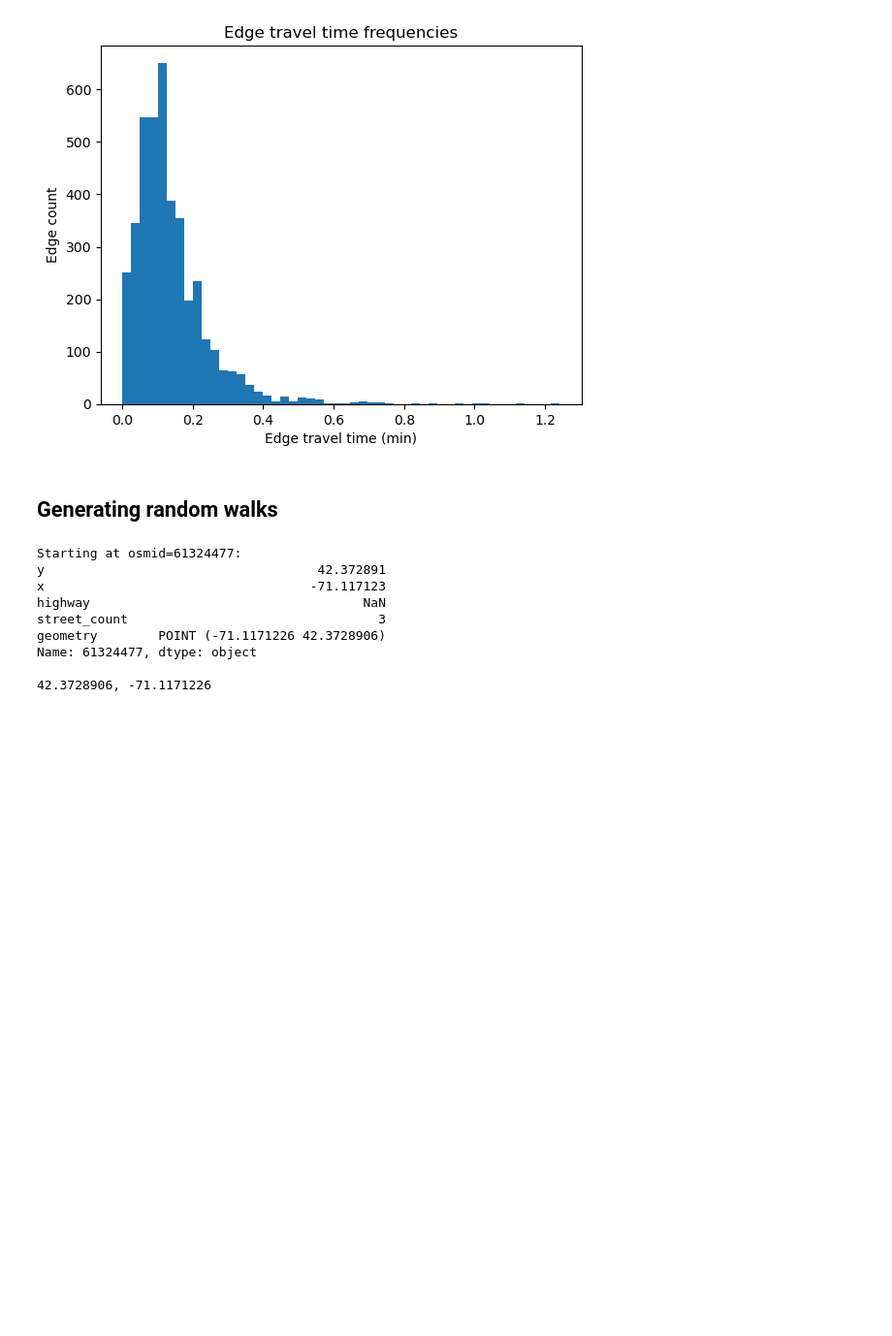
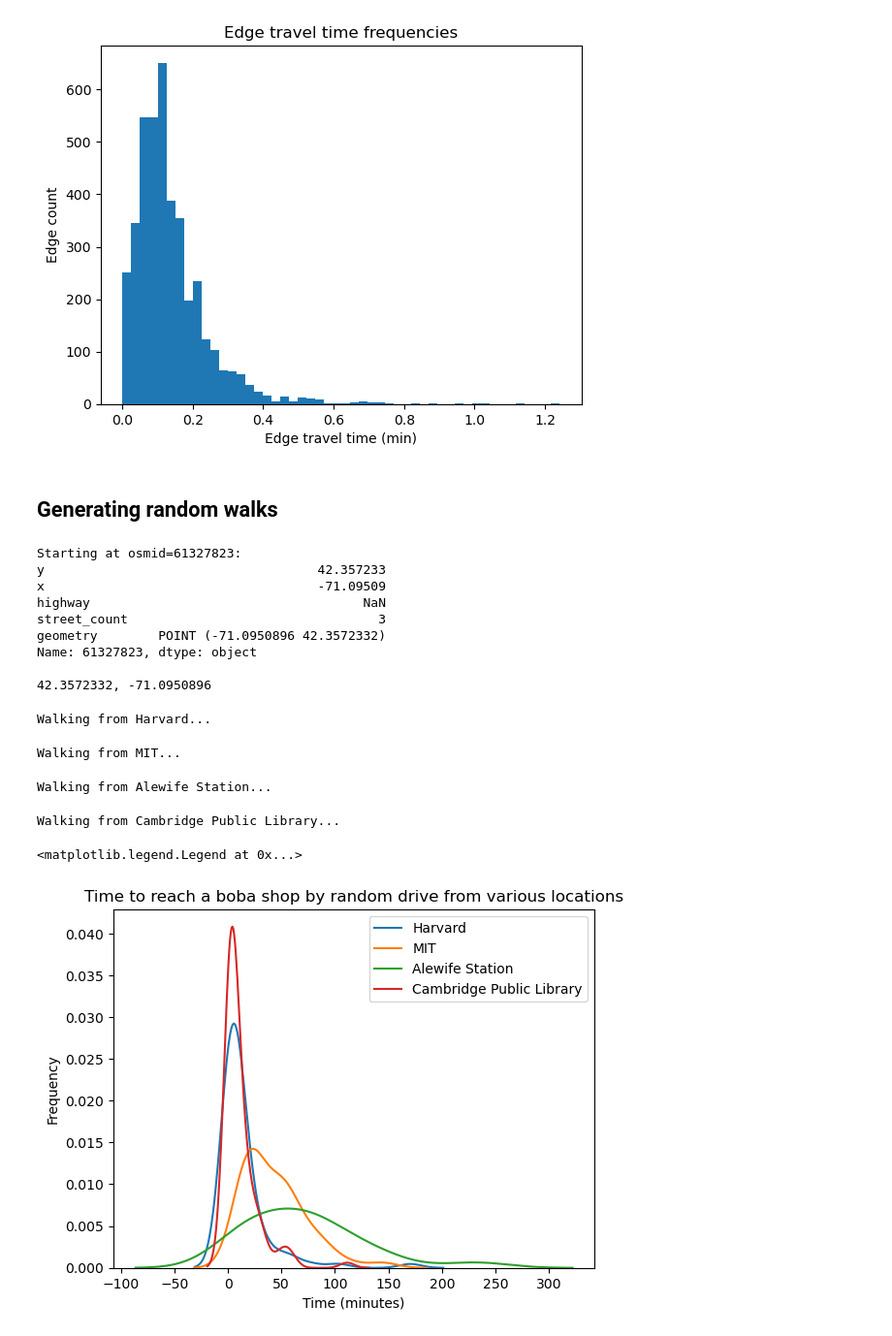
Before and after one commit to womogenes/am115-final, a Jupyter notebook: analysis.ipynb, the cells around one changed output. Shown at 97% size. Drawn from its saved outputs; the diff is of its cells as text; code cells hidden in the pictures; blank space fills up the shorter version.

Commit message:
Run some analysis for Cambridge

```diff
--- a/analysis.ipynb
+++ b/analysis.ipynb
@@ -235,5 +234,5 @@ def random_walks(start, n_walks=1000, flag_filter="success", timeout=60*60*24):
 # %%
-startY, startX = ox.geocoder.geocode("Harvard Yard, MA, USA")
+startY, startX = ox.geocoder.geocode("MIT, MA, USA")
 start = ox.nearest_nodes(G, startX, startY)
 
 print(f"Starting at osmid={start}:")
@@ -241,13 +240,13 @@ print(nodes.loc[start])
 
 print(f"\n{nodes.loc[start].y}, {nodes.loc[start].x}")
 # %% [output]
-Starting at osmid=61324477:
-y                                    42.372891
-x                                   -71.117123
+Starting at osmid=61327823:
+y                                    42.357233
+x                                    -71.09509
 highway                                    NaN
 street_count                                 3
-geometry        POINT (-71.1171226 42.3728906)
-Name: 61324477, dtype: object
+geometry        POINT (-71.0950896 42.3572332)
+Name: 61327823, dtype: object
 
-42.3728906, -71.1171226
+42.3572332, -71.0950896
 # %%
@@ -255,3 +254,31 @@ walks = random_walks(start, n_walks=100)
 routes = walks[2]
+# %%
+plt.xlabel("Time (minutes)")
+plt.ylabel("Frequency")
+plt.title("Time to reach a boba shop by random drive from various locations")
+
+def boba_min_distr(placename):
+    print(f"Walking from {placename}...")
+    startY, startX = ox.geocoder.geocode(placename + ", MA, USA")
+    start = ox.nearest_nodes(G, startX, startY)
+
+    walks = random_walks(start, n_walks=100, verbose=True)
+    time_mins = np.array(walks[1]) / 60
+
+    sns.distplot(time_mins, hist=False, label=placename)
+
+for place in ["Harvard", "MIT", "Alewife Station", "Cambridge Public Library"]:
+    boba_min_distr(place)
+
+plt.legend()
+
+# plt.hist(time_mins[time_mins < 180], bins=50);
+# %% [output]
+Walking from Harvard...
+Walking from MIT...
+Walking from Alewife Station...
+Walking from Cambridge Public Library...
+<matplotlib.legend.Legend at 0x...>
+[figure, added]
 # %%
 # Let's plot this
```
Also changed, not shown: parts of 6 cells of this notebook.
